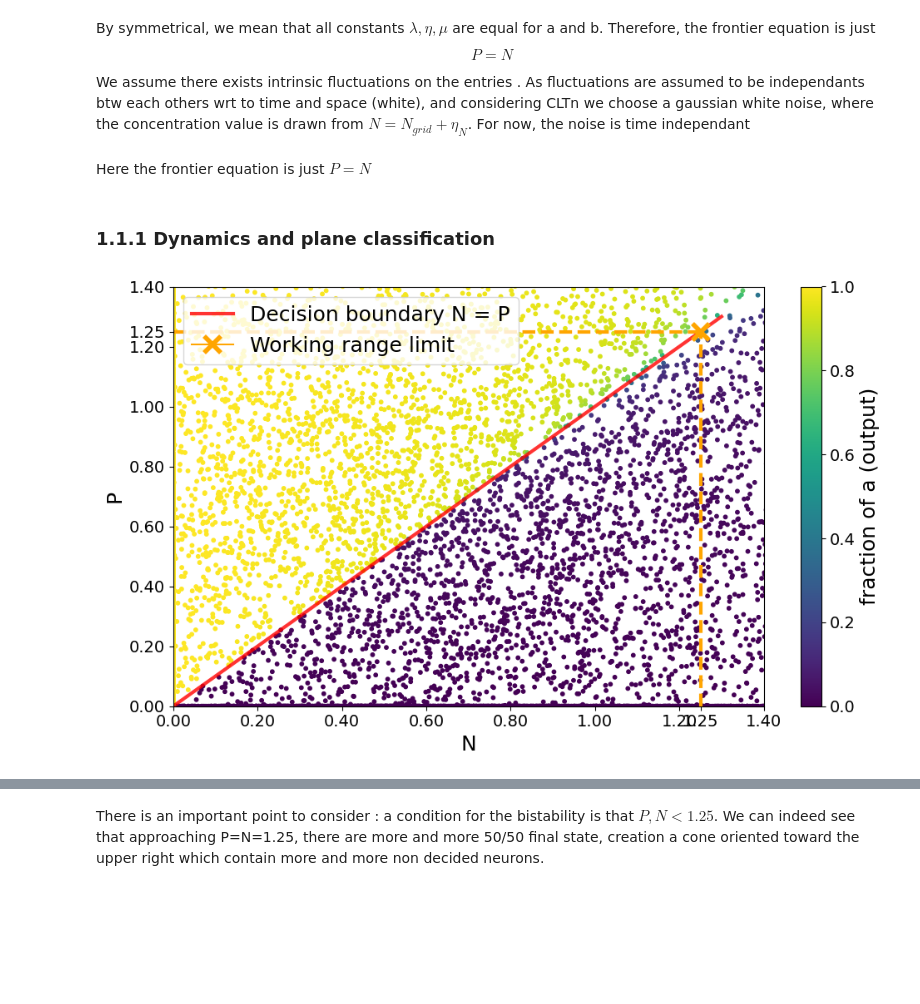
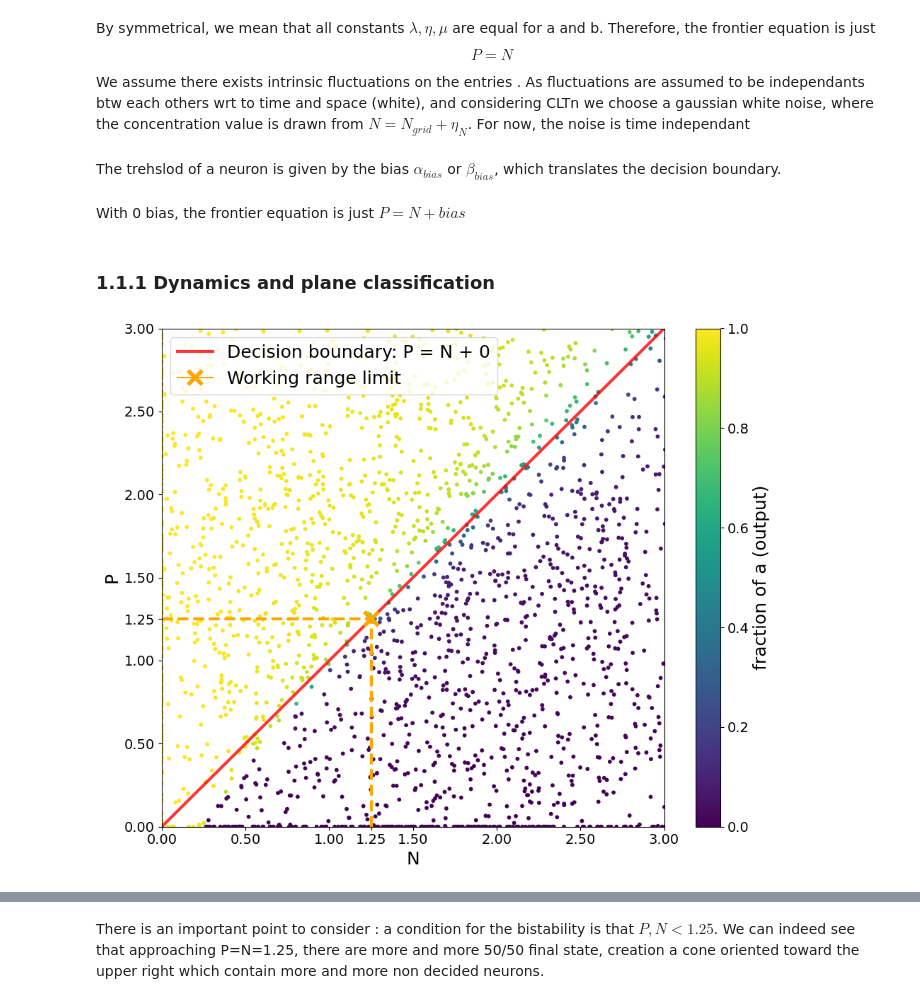
Before and after one commit to Aeronobase/Code-neural-network-with-CRNs, a Jupyter notebook: Notebook/Sym Neuron-2.Response delay.ipynb, the cells around one changed output, grey strips where cells are left out. Saved outputs shown, nothing was run; the diff lists cells and outputs as text; code cells hidden in the pictures; blank space fills up the shorter version.

```diff
--- a/Notebook/Sym Neuron-2.Response delay.ipynb
+++ b/Notebook/Sym Neuron-2.Response delay.ipynb
@@ -36,8 +36,10 @@ $$P=N$$
 
 We assume there exists intrinsic fluctuations on the entries
 . As fluctuations are assumed to be independants btw each others wrt to time and space (white), and considering CLTn we choose a gaussian white noise, where the concentration value is drawn from $N=N_{grid}+\eta_N$. For now, the noise is time independant
+# %% [markdown]
+The trehslod of a neuron is given by the bias $\alpha_{bias}$ or $\beta_{bias}$, which translates the decision boundary.
 # %% [markdown]
-Here the frontier equation is just $P=N$
+With 0 bias, the frontier equation is just $P=N+bias$
 # %% [markdown]
 ### 1.1.1 Dynamics and plane classification
 # %%
@@ -56,11 +58,13 @@ k_a = 0.7
 k_b = 0.7
 lambda_a = 1.0
 lambda_b = 1.0
+alpha_bias= 4
+beta_bias = 1e-6
 
 # --- Parameter grid for numerical integration ---
-xlimit=1.3
-ylimit=1.3
-nb_of_points = 100
+xlimit=3.0
+ylimit=3.0
+nb_of_points = 50
 P_grid = np.linspace(0.0, ylimit, nb_of_points)  # P entre 0 et 1.25
 N_grid = np.linspace(0.0, xlimit, nb_of_points)  # N entre 0 et 1.25
 
@@ -69,7 +73,7 @@ noise_sigma = 0.6  # écart-type du bruit gaussien ajouté
 
 # Time span and initial condition for the ODE
 t_span_full = (0, 150)
-y0 = [1e-6, 1e-6]  # Conditions initiales pour a et b
+y0 = [alpha_bias, beta_bias]  # Conditions initiales pour a et b
 
 # --- System equations ---
 def da_dt(a, b, P):
@@ -111,7 +115,7 @@ a_low_plot = results[:, 2]
 b_low_plot = results[:, 3]
 # %%
 # --- Plot the phase diagram ---
-fig, ax = plt.subplots(figsize=(10, 6))
+fig, ax = plt.subplots(figsize=(10, 8))
 
 a_percentage = a_low_plot / (a_low_plot + b_low_plot + 1e-10)
 
@@ -123,33 +127,37 @@ cbar = plt.colorbar(sc, ax=ax)
 cbar.set_label("fraction of a (output)", fontsize=18)
 cbar.ax.tick_params(labelsize=14)
 
+biais=0
+# Tracé d'une fonction personnalisée : P = f(N)
+N_vals = np.linspace(0, xlimit, 300)
+P_vals = N_vals + biais  # Par exemple une droite avec un biais
 
-# Tracé de la diagonale N = P
-ax.plot([0, xlimit], [0, ylimit], color='red', alpha=0.8, label='Decision boundary N = P', linewidth=3)
+ax.plot(N_vals, P_vals, color='red', alpha=0.8, linewidth=3, label=f'Decision boundary: P = N + {biais}')
+
 
 # Tracé des traits pointillés partant de (1.25,1.25) jusqu'aux axes
 x_cross, y_cross = 1.25, 1.25
 ax.plot([x_cross, x_cross], [0, y_cross], color='orange', linestyle='--', linewidth=3)
 ax.plot([0, x_cross], [y_cross, y_cross], color='orange', linestyle='--', linewidth=3)
 ax.plot(x_cross, y_cross, marker='x', color='orange', markersize=15, mew=4, label='Working range limit')
 
 # Limiter les axes entre 0 et 3
 ax.set_xlim(0, xlimit)
 ax.set_ylim(0, ylimit)
 
 # Ajouter la graduation 1.25 sur les axes
 xticks = list(ax.get_xticks()) + [1.25]
 yticks = list(ax.get_yticks()) + [1.25]
 ax.set_xticks(sorted(set(xticks)))
 ax.set_yticks(sorted(set(yticks)))
 
 # Augmenter la taille des ticks
 ax.tick_params(axis='both', which='major', labelsize=14)
 
 # Légende en haut à gauche
 ax.legend(fontsize=18, loc='upper left')
 
 plt.tight_layout()
 plt.show()
 # %% [output]
-[figure, old version]
+[figure, new version]
```
Also changed, not shown: parts of 16 cells of this notebook, 3 other files.
